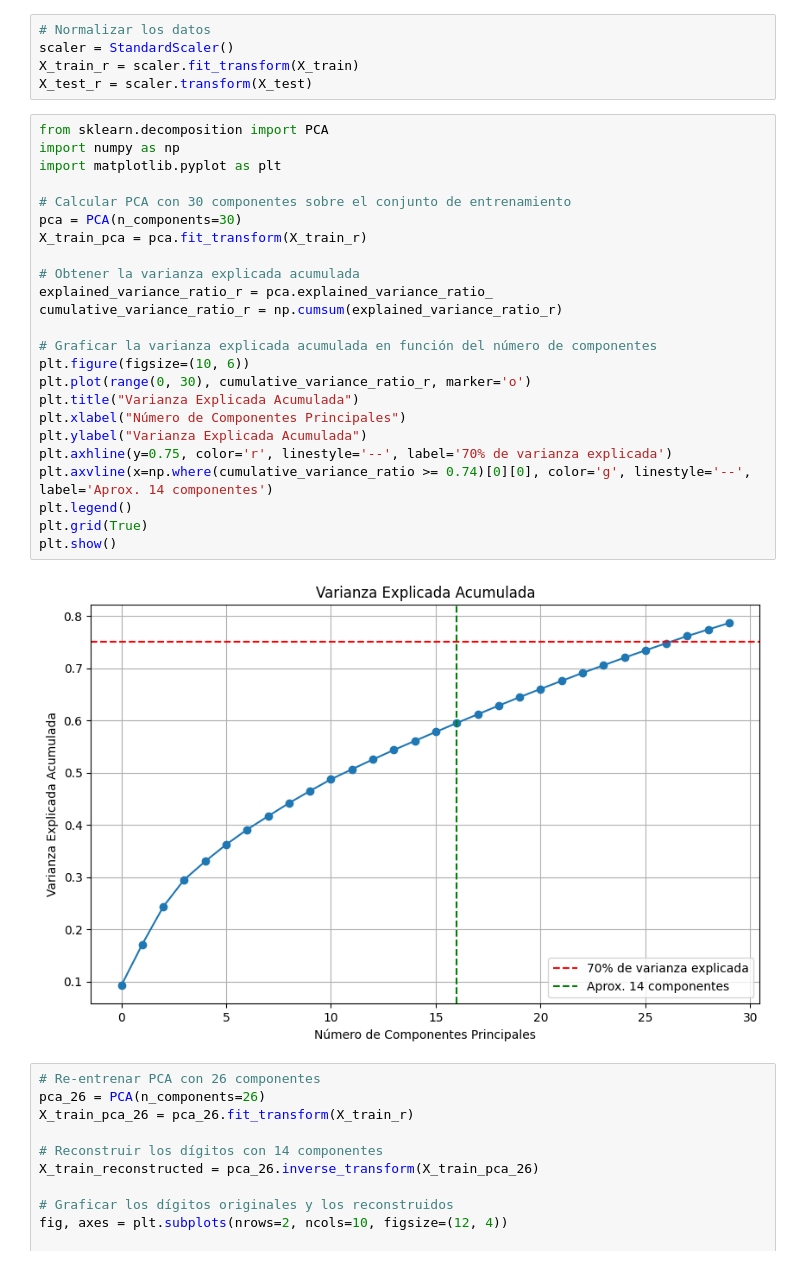
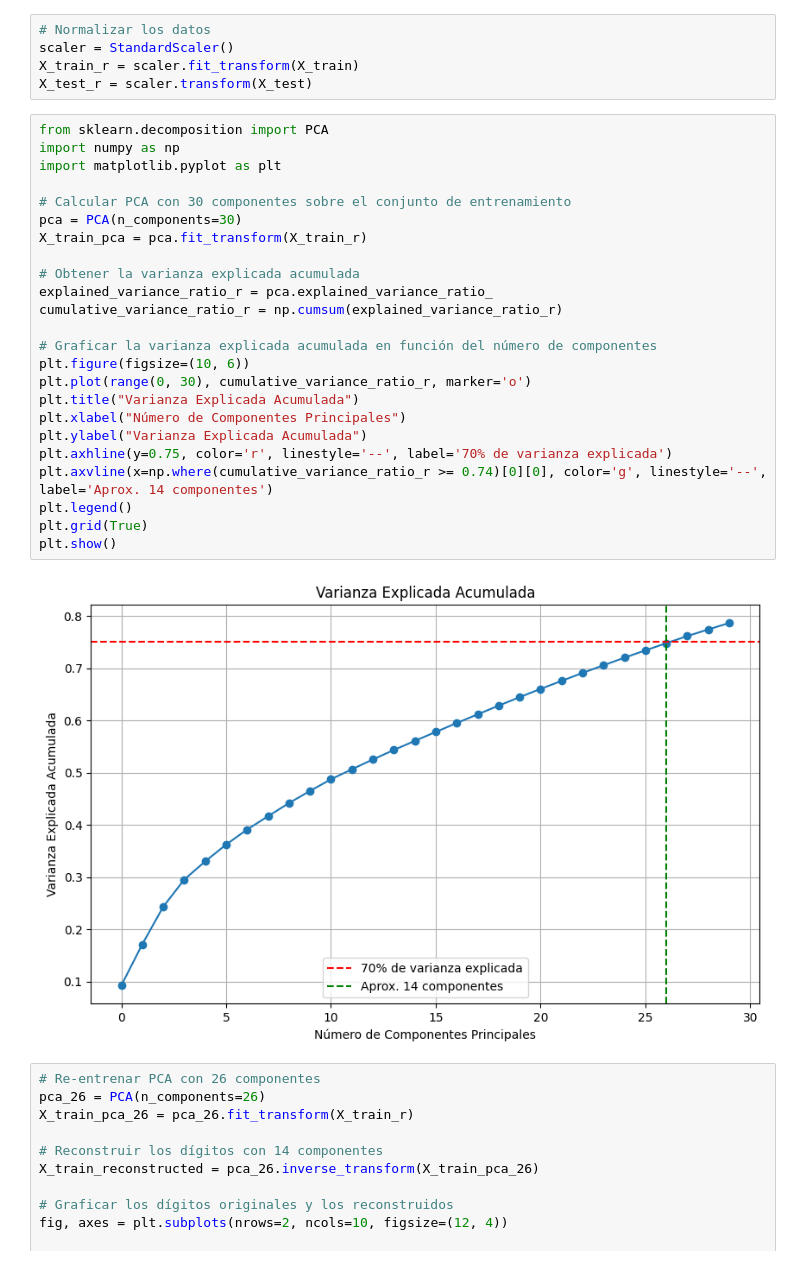
Before and after one commit to diegodorado1729/Coding, a Jupyter notebook: Python/CD-2024/Tarea4.ipynb, the cells around one changed output. Cells and saved outputs as stored; diff of their text form.

```diff
--- a/Python/CD-2024/Tarea4.ipynb
+++ b/Python/CD-2024/Tarea4.ipynb
@@ -342,29 +342,29 @@ X_test_r = scaler.transform(X_test)
 # %%
 from sklearn.decomposition import PCA
 import numpy as np
 import matplotlib.pyplot as plt
 
 # Calcular PCA con 30 componentes sobre el conjunto de entrenamiento
 pca = PCA(n_components=30)
 X_train_pca = pca.fit_transform(X_train_r)
 
 # Obtener la varianza explicada acumulada
 explained_variance_ratio_r = pca.explained_variance_ratio_
 cumulative_variance_ratio_r = np.cumsum(explained_variance_ratio_r)
 
 # Graficar la varianza explicada acumulada en función del número de componentes
 plt.figure(figsize=(10, 6))
 plt.plot(range(0, 30), cumulative_variance_ratio_r, marker='o')
 plt.title("Varianza Explicada Acumulada")
 plt.xlabel("Número de Componentes Principales")
 plt.ylabel("Varianza Explicada Acumulada")
 plt.axhline(y=0.75, color='r', linestyle='--', label='70% de varianza explicada')
-plt.axvline(x=np.where(cumulative_variance_ratio >= 0.74)[0][0], color='g', linestyle='--', label='Aprox. 14 componentes')
+plt.axvline(x=np.where(cumulative_variance_ratio_r >= 0.74)[0][0], color='g', linestyle='--', label='Aprox. 14 componentes')
 plt.legend()
 plt.grid(True)
 plt.show()
 # %% [output]
-[figure, old version]
+[figure, new version]
 # %%
 # Re-entrenar PCA con 26 componentes
 pca_26 = PCA(n_components=26)
```
